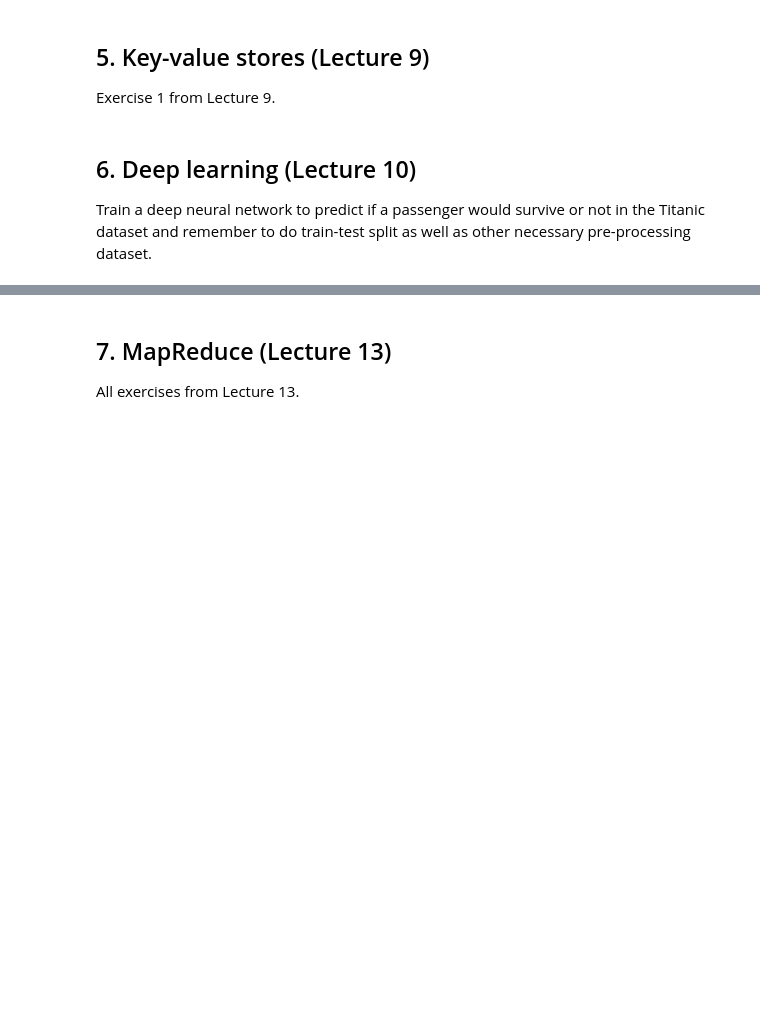
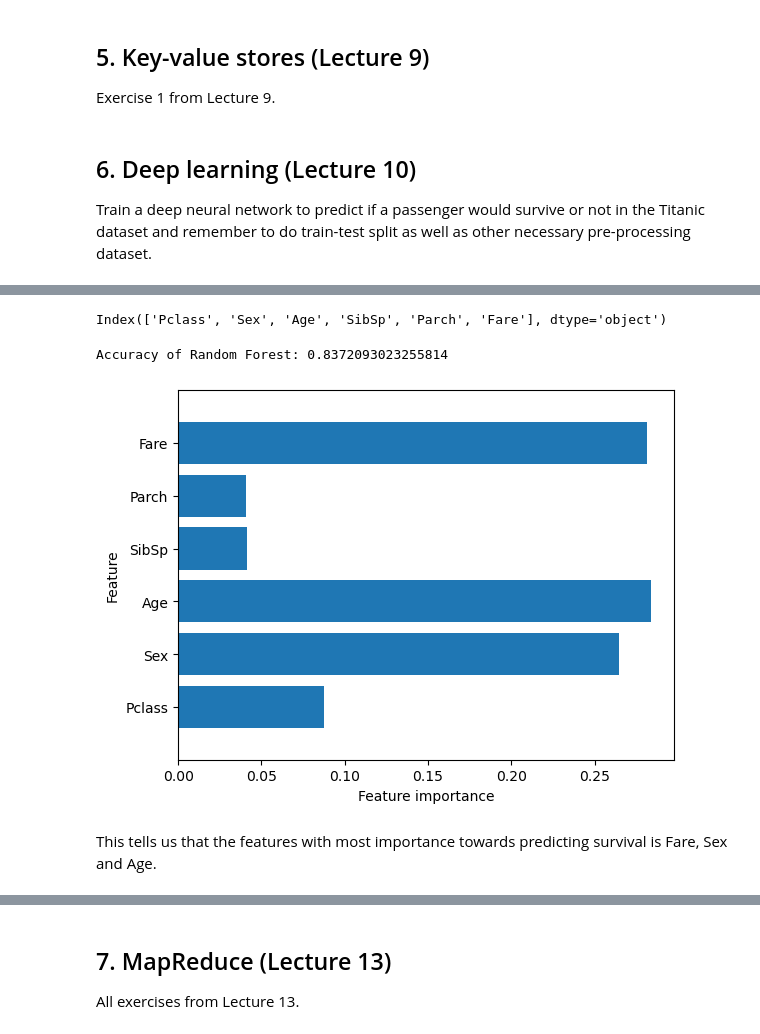
Before and after one commit to RasmuskjaerN/datathings, a Jupyter notebook: Exam_template.ipynb, the cells around one changed output, grey strips where cells are left out. Cells and saved outputs as stored; diff of their text form; code cells hidden in the pictures; blank space fills up the shorter version.

```diff
--- a/Exam_template.ipynb
+++ b/Exam_template.ipynb
@@ -46,0 +146,38 @@ Train a deep neural network to predict if a passenger would survive or not in th
+# %%
+features = titanic.columns.drop(['Survived', 'Name', 'Ticket', 'Cabin', 'Deck', 'Embarked', 'PassengerId'])
+features
+# %% [output]
+Index(['Pclass', 'Sex', 'Age', 'SibSp', 'Parch', 'Fare'], dtype='object')
+# %%
+X = titanic[features]
+y = titanic['Survived']
+# %%
+X_train, X_test, y_train, y_test = train_test_split(X, y, test_size=0.3, random_state=1)
+# %%
+from sklearn.ensemble import RandomForestClassifier
+
+#criterion='entropy', max_features=5, n_estimators=100, random_state=0)
+forest = RandomForestClassifier(n_estimators=100, random_state=0)
+forest.fit(X_train, y_train)
+y_pred = forest.predict(X_test)
+
+print("Accuracy of Random Forest: {}".format(metrics.accuracy_score(y_test, y_pred)))
+# %% [output]
+Accuracy of Random Forest: 0.8372093023255814
+# %%
+import numpy as np
+
+def plot_feature_importances(model, features):
+    n_features = len(features)
+    plt.barh(np.arange(n_features), model.feature_importances_, align='center')
+
+    plt.yticks(np.arange(n_features), features)
+    plt.xlabel("Feature importance")
+    plt.ylabel("Feature")
+    plt.ylim(-1, n_features)
+# %%
+plot_feature_importances(forest, features)
+# %% [output]
+[figure, added]
+# %% [markdown]
+This tells us that the features with most importance towards predicting survival is Fare, Sex and Age.
```
Also changed, not shown: parts of 46 cells of this notebook, 28 other files.
